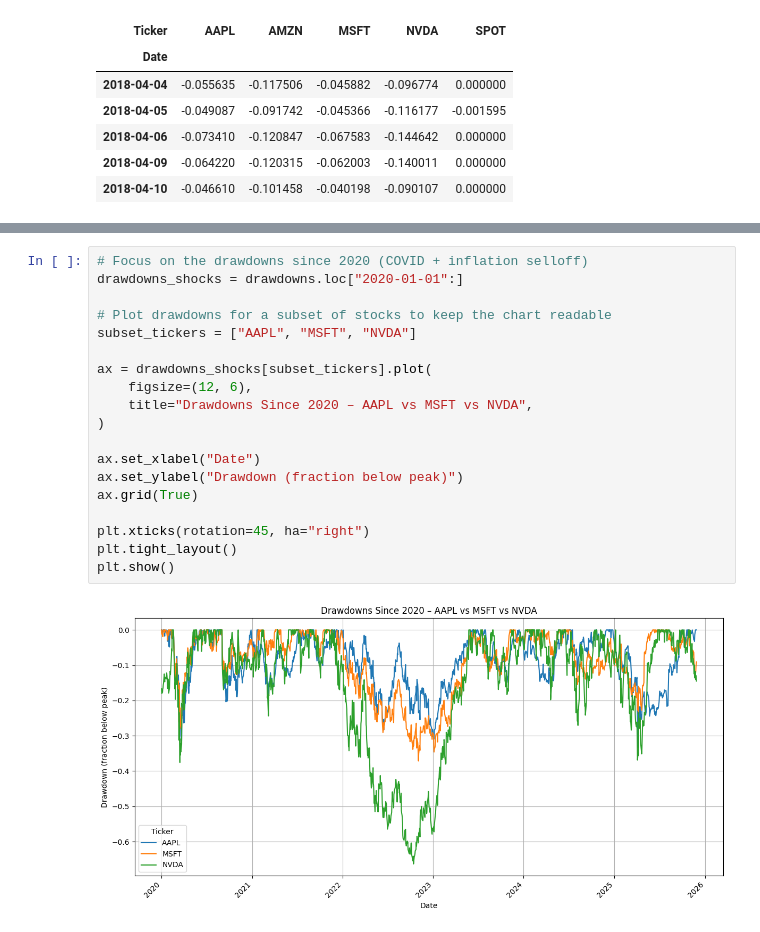
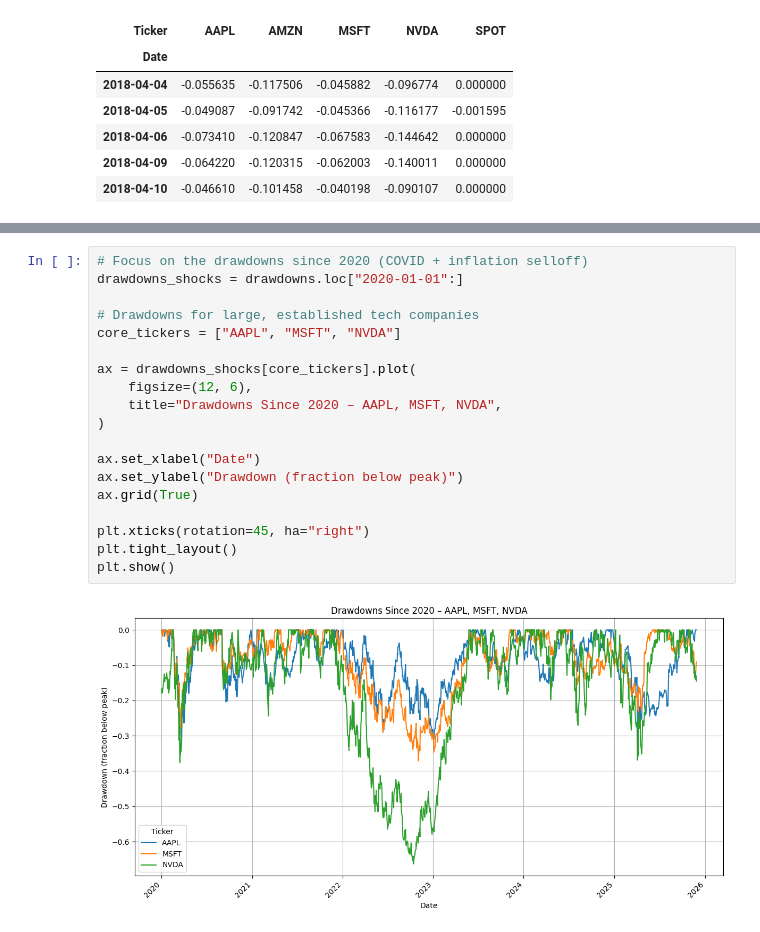
Before and after one commit to arevikosipyan/techquake, a Jupyter notebook: presentation/techquake.ipynb, the cells around one changed output, grey strips where cells are left out. Saved outputs shown, nothing was run; the diff lists cells and outputs as text.

```diff
--- a/presentation/techquake.ipynb
+++ b/presentation/techquake.ipynb
@@ -384,21 +390,21 @@ Focusing on this period keeps the chart readable while highlighting how far each
 # %%
 # Focus on the drawdowns since 2020 (COVID + inflation selloff)
 drawdowns_shocks = drawdowns.loc["2020-01-01":]
 
-# Plot drawdowns for a subset of stocks to keep the chart readable
-subset_tickers = ["AAPL", "MSFT", "NVDA"]
+# Drawdowns for large, established tech companies
+core_tickers = ["AAPL", "MSFT", "NVDA"]
 
-ax = drawdowns_shocks[subset_tickers].plot(
+ax = drawdowns_shocks[core_tickers].plot(
     figsize=(12, 6),
-    title="Drawdowns Since 2020 – AAPL vs MSFT vs NVDA",
+    title="Drawdowns Since 2020 – AAPL, MSFT, NVDA",
 )
 
 ax.set_xlabel("Date")
 ax.set_ylabel("Drawdown (fraction below peak)")
 ax.grid(True)
 
 plt.xticks(rotation=45, ha="right")
 plt.tight_layout()
 plt.show()
 # %% [output]
-[figure, old version]
+[figure, new version]
```
Also changed, not shown: parts of 13 cells of this notebook.
